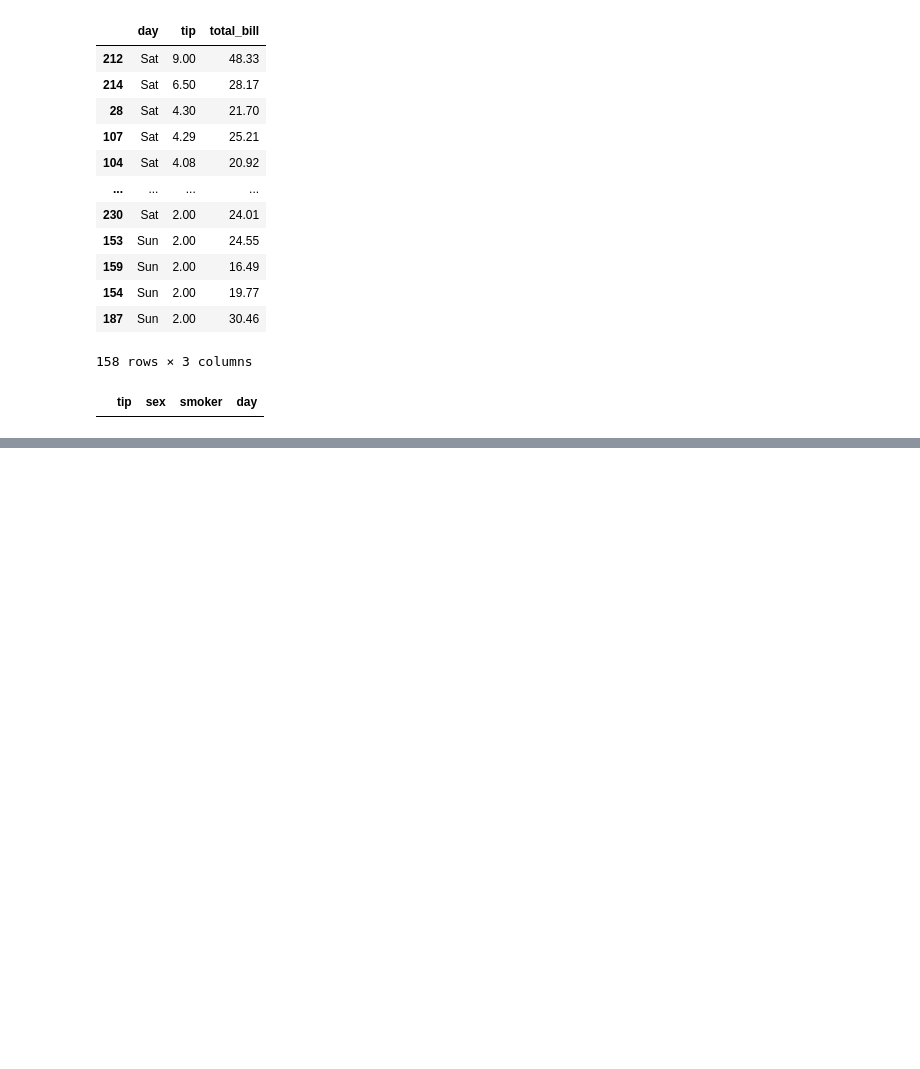
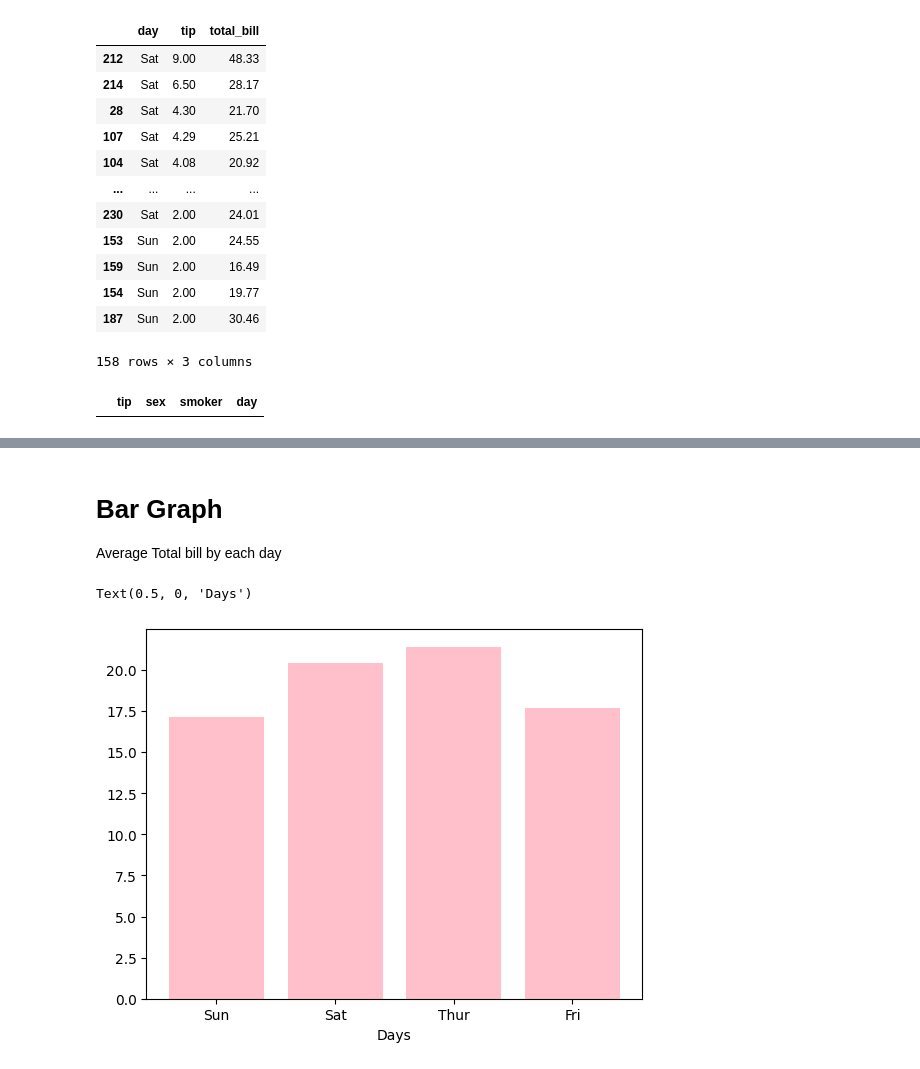
Before and after one commit to Dzithendo31/PythonCourse, a Jupyter notebook: day16pandas.ipynb, the cells around one changed output, grey strips where cells are left out. Cells and saved outputs as stored; diff of their text form; code cells hidden in the pictures; blank space fills up the shorter version.

```diff
--- a/day16pandas.ipynb
+++ b/day16pandas.ipynb
@@ -348,0 +481,13 @@ column
+# %% [markdown]
+# Bar Graph
+Average Total bill by each day
+# %%
+x_days = tips_df['day'].unique()
+
+y_avg = tips_df.groupby('day')['total_bill'].mean()
+
+plt.bar(x_days,y_avg,color="pink")
+plt.xlabel("Days")
+# %% [output]
+Text(0.5, 0, 'Days')
+[figure, added]
```
Also changed, not shown: parts of 23 cells of this notebook, 1 other file.
